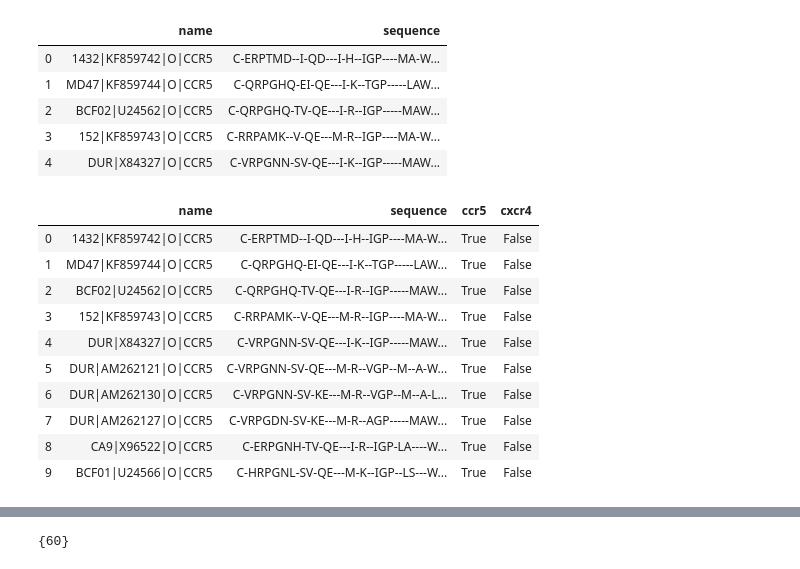
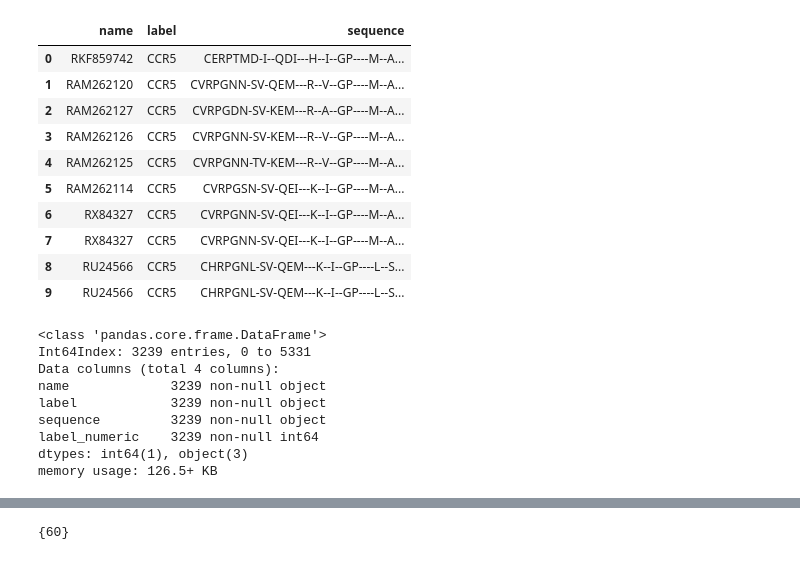
Before and after one commit to GabrielSGoncalves/DeepTropism, a Jupyter notebook: DeepTropism_study.ipynb, the cells around one changed output, grey strips where cells are left out. Drawn from its saved outputs; the diff is of its cells as text; code cells hidden in the pictures.

```diff
--- a/DeepTropism_study.ipynb
+++ b/DeepTropism_study.ipynb
@@ -7,2 +21,2 @@ import matplotlib.pyplot as plt
 # %%
-df = pd.read_csv('artifacts/newdb_aligned.csv', sep='\t', names=['name', 'sequence'])
+df = pd.read_csv('datasets/newdb_and_hivcopred_aligned.tsv', sep='\t', names=['name', 'label','sequence'])
@@ -9,27 +34,14 @@ df = pd.read_csv('artifacts/newdb_aligned.csv', sep='\t', names=['name', 'sequen
 # %%
-df.head()
+df.head(10)
 # %% [output]
-|  | name | sequence |
-| 0 | 1432|KF859742|O|CCR5 | C-ERPTMD--I-QD---I-H--IGP----MA-W... |
-| 1 | MD47|KF859744|O|CCR5 | C-QRPGHQ-EI-QE---I-K--TGP-----LAW... |
-| 2 | BCF02|U24562|O|CCR5 | C-QRPGHQ-TV-QE---I-R--IGP-----MAW... |
-| 3 | 152|KF859743|O|CCR5 | C-RRPAMK--V-QE---M-R--IGP----MA-W... |
-| 4 | DUR|X84327|O|CCR5 | C-VRPGNN-SV-QE---I-K--IGP-----MAW... |
+|  | name | label | sequence |
+| 0 | RKF859742 | CCR5 | CERPTMD-I--QDI---H--I--GP----M--A... |
+| 1 | RAM262120 | CCR5 | CVRPGNN-SV-QEM---R--V--GP----M--A... |
+| 2 | RAM262127 | CCR5 | CVRPGDN-SV-KEM---R--A--GP----M--A... |
+| 3 | RAM262126 | CCR5 | CVRPGNN-SV-KEM---R--V--GP----M--A... |
+| 4 | RAM262125 | CCR5 | CVRPGNN-TV-KEM---R--V--GP----M--A... |
+| 5 | RAM262114 | CCR5 | CVRPGSN-SV-QEI---K--I--GP----M--A... |
+| 6 | RX84327 | CCR5 | CVRPGNN-SV-QEI---K--I--GP----M--A... |
+| 7 | RX84327 | CCR5 | CVRPGNN-SV-QEI---K--I--GP----M--A... |
+| 8 | RU24566 | CCR5 | CHRPGNL-SV-QEM---K--I--GP----L--S... |
+| 9 | RU24566 | CCR5 | CHRPGNL-SV-QEM---K--I--GP----L--S... |
-# %%
-# Define Labels
-# For CCR5
-df['ccr5'] = df.name.str.contains('CCR5')
-df['cxcr4'] = df.name.str.contains('CXCR4')
-df.head(10)
-# %% [output]
-|  | name | sequence | ccr5 | cxcr4 |
-| 0 | 1432|KF859742|O|CCR5 | C-ERPTMD--I-QD---I-H--IGP----MA-W... | True | False |
-| 1 | MD47|KF859744|O|CCR5 | C-QRPGHQ-EI-QE---I-K--TGP-----LAW... | True | False |
-| 2 | BCF02|U24562|O|CCR5 | C-QRPGHQ-TV-QE---I-R--IGP-----MAW... | True | False |
-| 3 | 152|KF859743|O|CCR5 | C-RRPAMK--V-QE---M-R--IGP----MA-W... | True | False |
-| 4 | DUR|X84327|O|CCR5 | C-VRPGNN-SV-QE---I-K--IGP-----MAW... | True | False |
-| 5 | DUR|AM262121|O|CCR5 | C-VRPGNN-SV-QE---M-R--VGP--M--A-W... | True | False |
-| 6 | DUR|AM262130|O|CCR5 | C-VRPGNN-SV-KE---M-R--VGP--M--A-L... | True | False |
-| 7 | DUR|AM262127|O|CCR5 | C-VRPGDN-SV-KE---M-R--AGP-----MAW... | True | False |
-| 8 | CA9|X96522|O|CCR5 | C-ERPGNH-TV-QE---I-R--IGP-LA----W... | True | False |
-| 9 | BCF01|U24566|O|CCR5 | C-HRPGNL-SV-QE---M-K--IGP--LS---W... | True | False |
@@ -36,3 +50,15 @@ df.head(10)
+# %%
+df.info()
+# %% [output]
+<class 'pandas.core.frame.DataFrame'>
+Int64Index: 3239 entries, 0 to 5331
+Data columns (total 4 columns):
+name             3239 non-null object
+label            3239 non-null object
+sequence         3239 non-null object
+label_numeric    3239 non-null int64
+dtypes: int64(1), object(3)
+memory usage: 126.5+ KB
 # %%
 seq = df.loc[0, 'sequence']
 # %%
```
Also changed, not shown: parts of 93 cells of this notebook, 14 other files.
